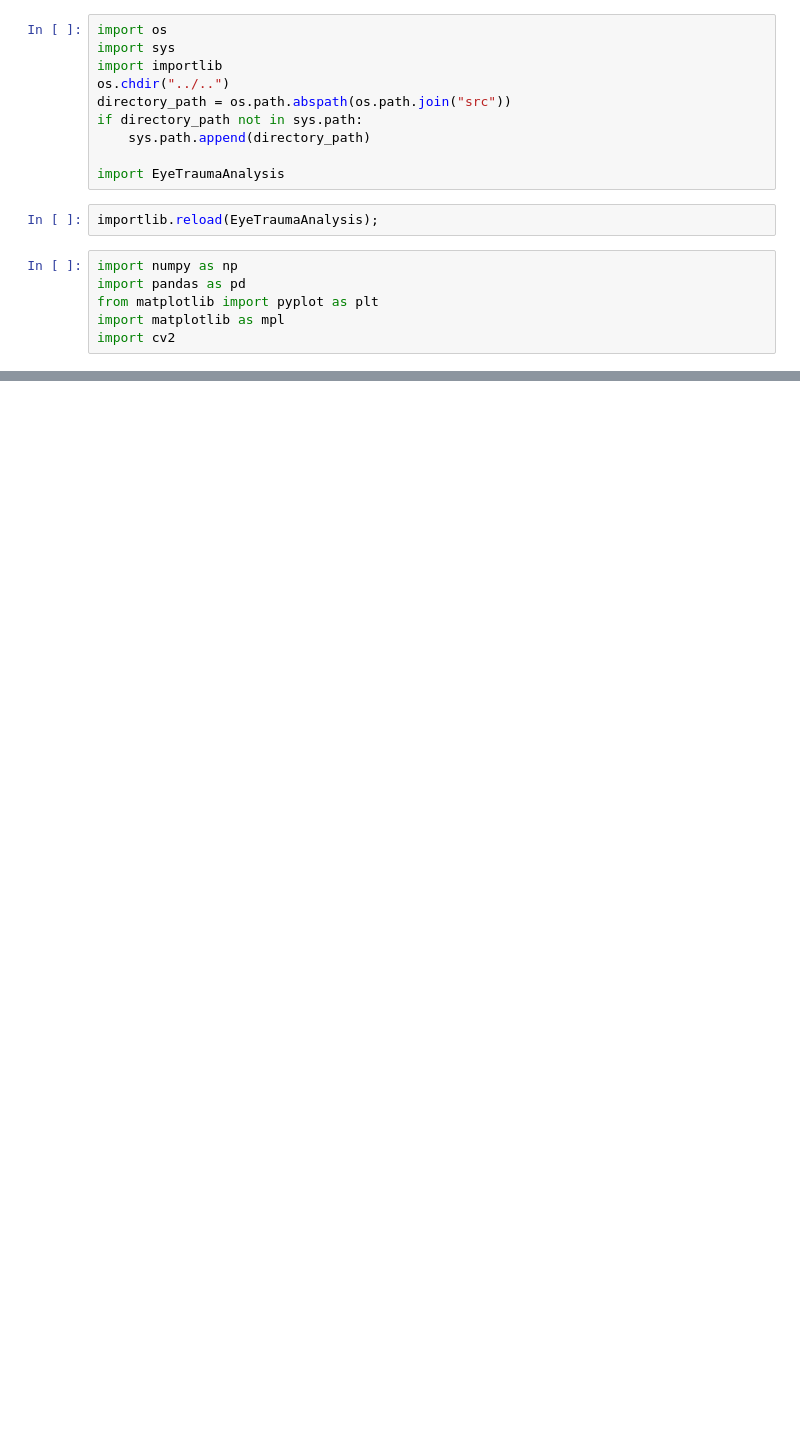
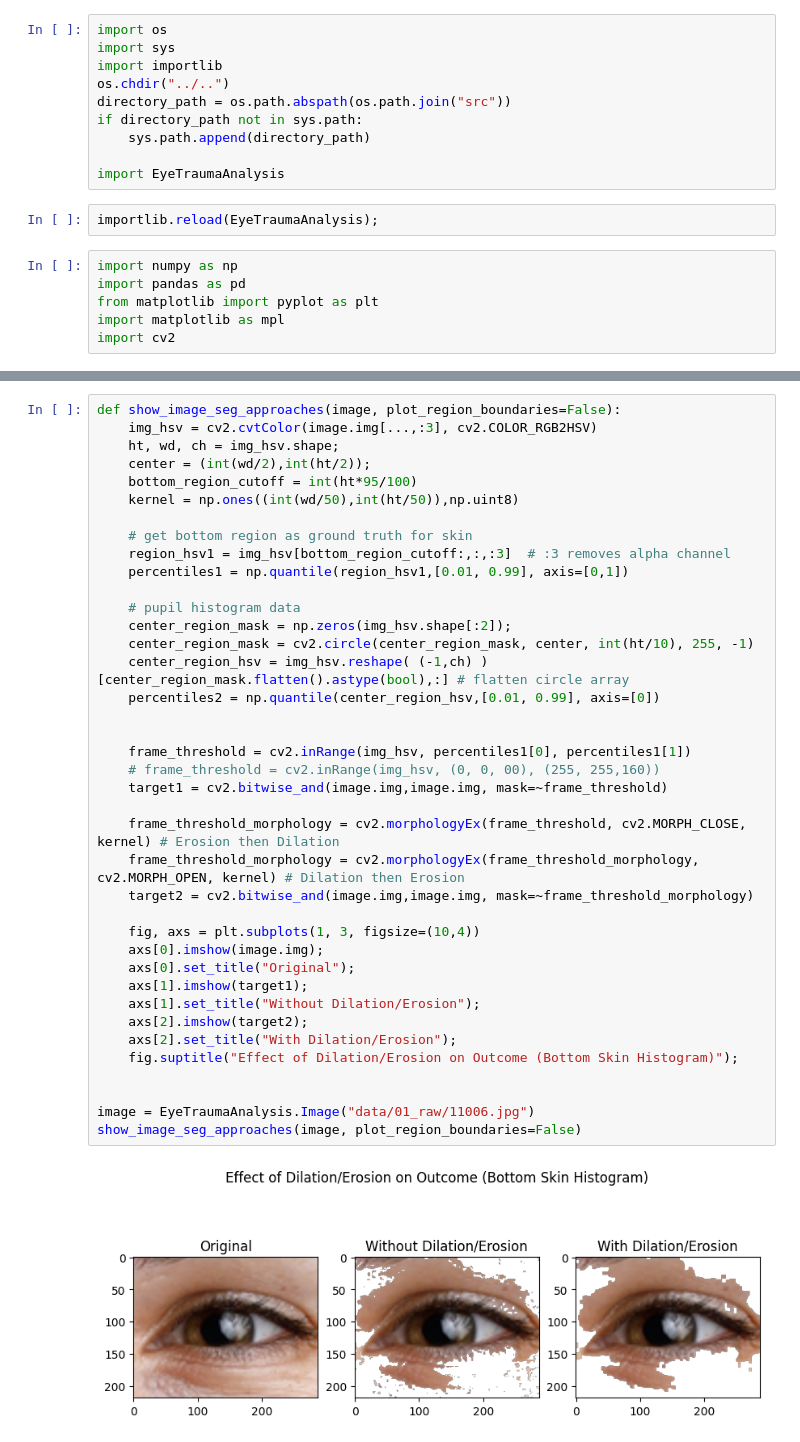
Before and after one commit to ethanrasmussen/EyeTraumaAnalysis, a Jupyter notebook: src/notebooks/segmentation_testing.ipynb, the cells around one changed output, grey strips where cells are left out. Saved outputs shown, nothing was run; the diff lists cells and outputs as text; blank space fills up the shorter version.

```diff
--- a/src/notebooks/segmentation_testing.ipynb
+++ b/src/notebooks/segmentation_testing.ipynb
@@ -47,0 +48,41 @@ show_image_seg_approaches(image, plot_region_boundaries=False)
+# %%
+def show_image_seg_approaches(image, plot_region_boundaries=False):
+    img_hsv = cv2.cvtColor(image.img[...,:3], cv2.COLOR_RGB2HSV)
+    ht, wd, ch = img_hsv.shape;
+    center = (int(wd/2),int(ht/2));
+    bottom_region_cutoff = int(ht*95/100)
+    kernel = np.ones((int(wd/50),int(ht/50)),np.uint8)
+
+    # get bottom region as ground truth for skin
+    region_hsv1 = img_hsv[bottom_region_cutoff:,:,:3]  # :3 removes alpha channel
+    percentiles1 = np.quantile(region_hsv1,[0.01, 0.99], axis=[0,1])
+
+    # pupil histogram data
+    center_region_mask = np.zeros(img_hsv.shape[:2]);
+    center_region_mask = cv2.circle(center_region_mask, center, int(ht/10), 255, -1)
+    center_region_hsv = img_hsv.reshape( (-1,ch) )[center_region_mask.flatten().astype(bool),:] # flatten circle array
+    percentiles2 = np.quantile(center_region_hsv,[0.01, 0.99], axis=[0])
+
+
+    frame_threshold = cv2.inRange(img_hsv, percentiles1[0], percentiles1[1])
+    # frame_threshold = cv2.inRange(img_hsv, (0, 0, 00), (255, 255,160))
+    target1 = cv2.bitwise_and(image.img,image.img, mask=~frame_threshold)
+
+    frame_threshold_morphology = cv2.morphologyEx(frame_threshold, cv2.MORPH_CLOSE, kernel) # Erosion then Dilation
+    frame_threshold_morphology = cv2.morphologyEx(frame_threshold_morphology, cv2.MORPH_OPEN, kernel) # Dilation then Erosion
+    target2 = cv2.bitwise_and(image.img,image.img, mask=~frame_threshold_morphology)
+
+    fig, axs = plt.subplots(1, 3, figsize=(10,4))
+    axs[0].imshow(image.img);
+    axs[0].set_title("Original");
+    axs[1].imshow(target1);
+    axs[1].set_title("Without Dilation/Erosion");
+    axs[2].imshow(target2);
+    axs[2].set_title("With Dilation/Erosion");
+    fig.suptitle("Effect of Dilation/Erosion on Outcome (Bottom Skin Histogram)");
+
+
+image = EyeTraumaAnalysis.Image("data/01_raw/11006.jpg")
+show_image_seg_approaches(image, plot_region_boundaries=False)
+# %% [output]
+[figure, added]
```
Also changed, not shown: parts of 1 cell of this notebook.
